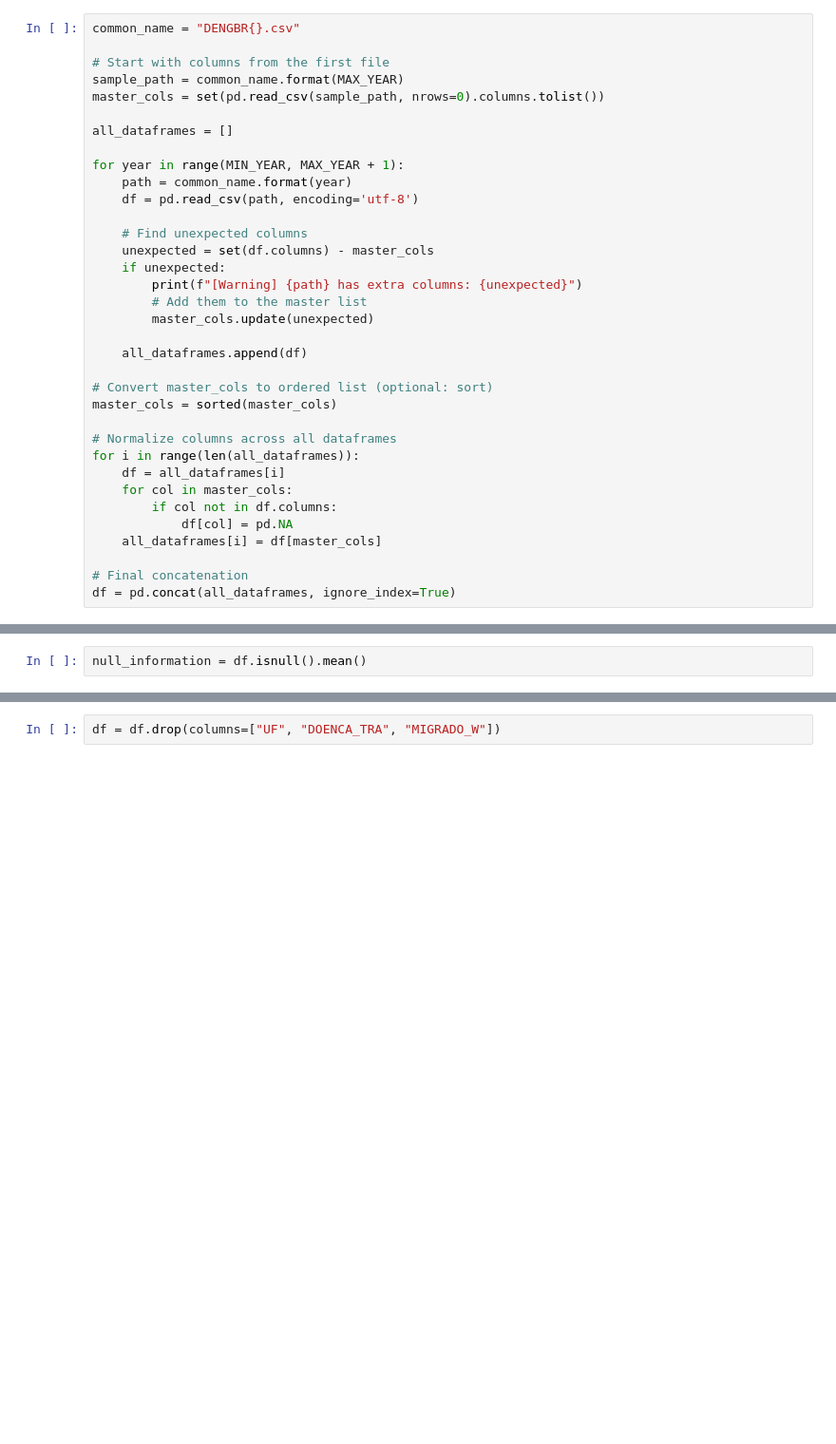
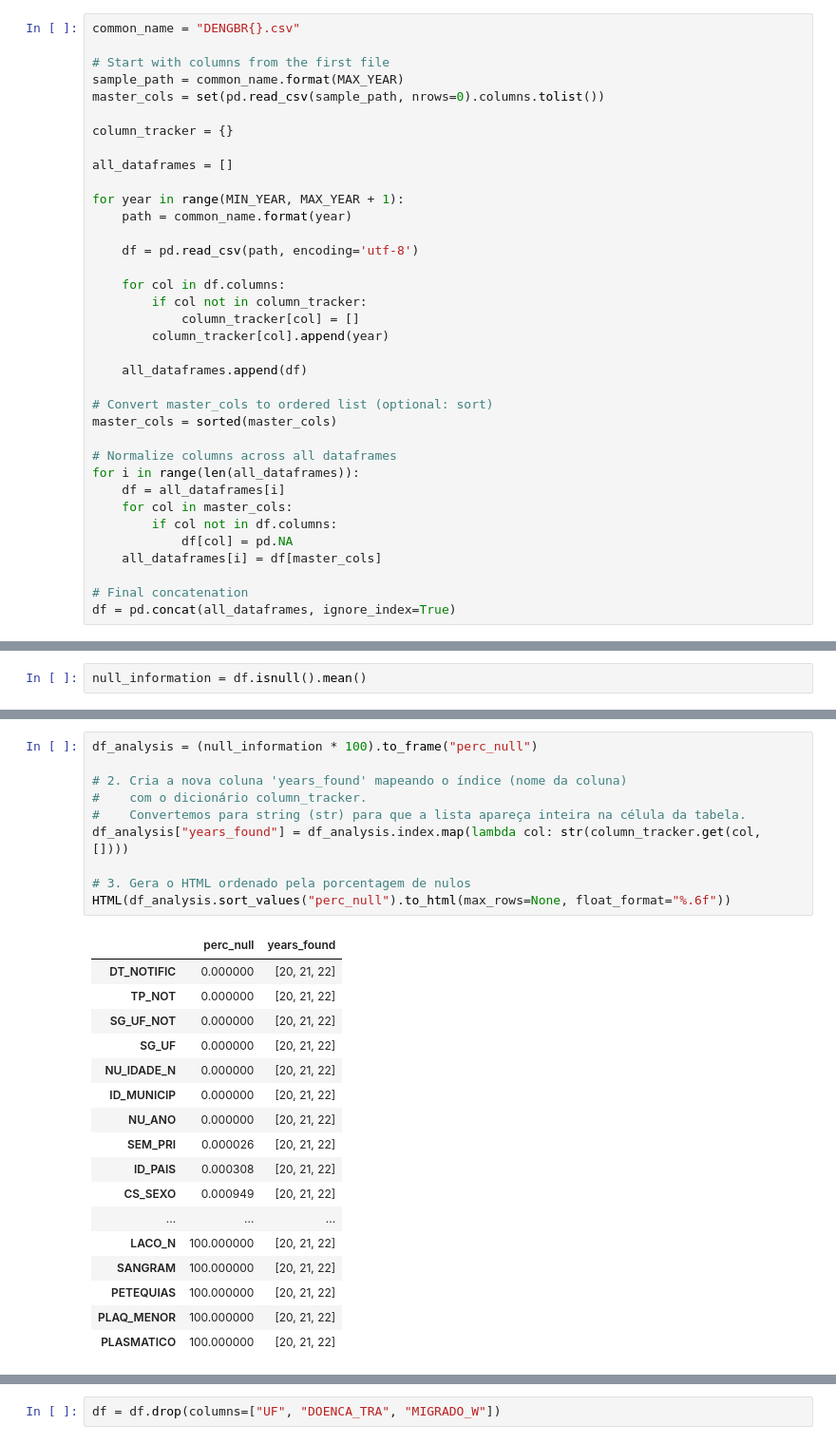
Before and after one commit to booleangabs/projeto-integracao, a Jupyter notebook: notebooks/ETL(2).ipynb, the cells around one changed output, grey strips where cells are left out. Shown at 95% size. Cells and saved outputs as stored; diff of their text form; blank space fills up the shorter version.

```diff
--- a/notebooks/ETL.ipynb
+++ b/notebooks/ETL(2).ipynb
@@ -82,18 +82,19 @@ common_name = "DENGBR{}.csv"
 sample_path = common_name.format(MAX_YEAR)
 master_cols = set(pd.read_csv(sample_path, nrows=0).columns.tolist())
 
+column_tracker = {}
+
 all_dataframes = []
 
 for year in range(MIN_YEAR, MAX_YEAR + 1):
     path = common_name.format(year)
+
     df = pd.read_csv(path, encoding='utf-8')
 
-    # Find unexpected columns
-    unexpected = set(df.columns) - master_cols
-    if unexpected:
-        print(f"[Warning] {path} has extra columns: {unexpected}")
-        # Add them to the master list
-        master_cols.update(unexpected)
+    for col in df.columns:
+        if col not in column_tracker:
+            column_tracker[col] = []
+        column_tracker[col].append(year)
 
     all_dataframes.append(df)
 
@@ -223,3 +202,31 @@ HTML((null_information * 100).to_frame("perc_null").sort_values("perc_null").to_
+# %%
+df_analysis = (null_information * 100).to_frame("perc_null")
+
+# 2. Cria a nova coluna 'years_found' mapeando o índice (nome da coluna)
+#    com o dicionário column_tracker.
+#    Convertemos para string (str) para que a lista apareça inteira na célula da tabela.
+df_analysis["years_found"] = df_analysis.index.map(lambda col: str(column_tracker.get(col, [])))
+
+# 3. Gera o HTML ordenado pela porcentagem de nulos
+HTML(df_analysis.sort_values("perc_null").to_html(max_rows=None, float_format="%.6f"))
+# %% [output]
+|  | perc_null | years_found |
+| DT_NOTIFIC | 0.000000 | [20, 21, 22] |
+| TP_NOT | 0.000000 | [20, 21, 22] |
+| SG_UF_NOT | 0.000000 | [20, 21, 22] |
+| SG_UF | 0.000000 | [20, 21, 22] |
+| NU_IDADE_N | 0.000000 | [20, 21, 22] |
+| ID_MUNICIP | 0.000000 | [20, 21, 22] |
+| NU_ANO | 0.000000 | [20, 21, 22] |
+| SEM_PRI | 0.000026 | [20, 21, 22] |
+| ID_PAIS | 0.000308 | [20, 21, 22] |
+| CS_SEXO | 0.000949 | [20, 21, 22] |
+| ... | ... | ... |
+| LACO_N | 100.000000 | [20, 21, 22] |
+| SANGRAM | 100.000000 | [20, 21, 22] |
+| PETEQUIAS | 100.000000 | [20, 21, 22] |
+| PLAQ_MENOR | 100.000000 | [20, 21, 22] |
+| PLASMATICO | 100.000000 | [20, 21, 22] |
 # %% [markdown]
 ### Colunas removidas
 
```
Also changed, not shown: parts of 12 cells of this notebook.
